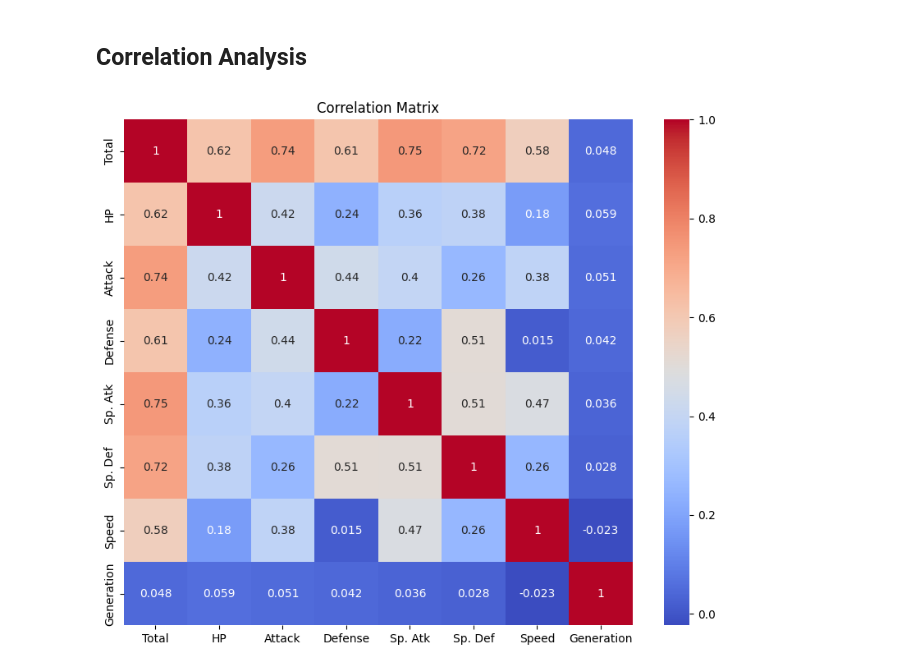
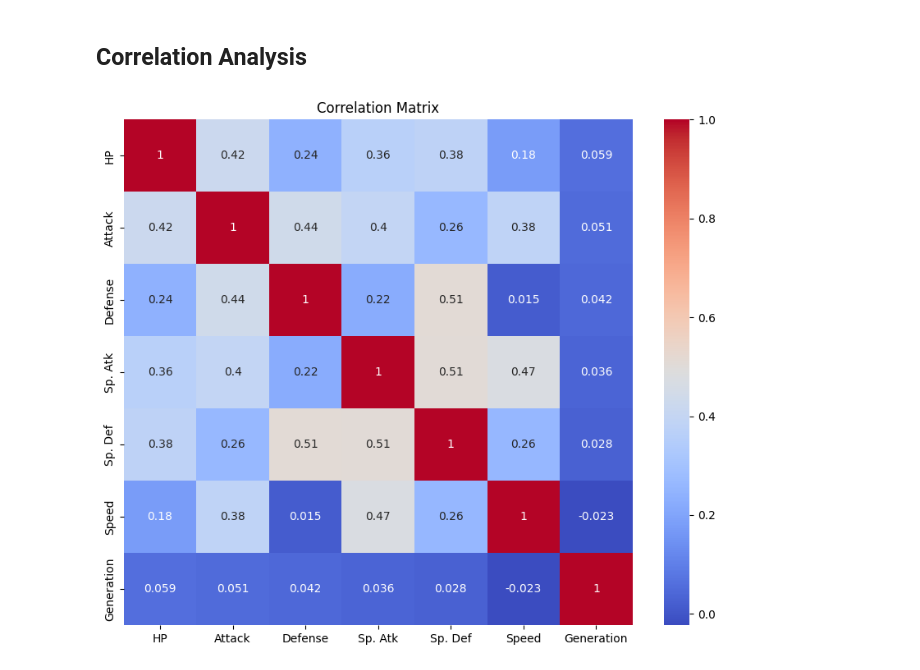
Before and after one commit to ved4a/CS-3510, a Jupyter notebook: a1/pokemon-analysis.ipynb, the cells around one changed output. Saved outputs shown, nothing was run; the diff lists cells and outputs as text; code cells hidden in the pictures.

Commit message:
fix: rm total from columns for corr matrix

```diff
--- a/a1/pokemon-analysis.ipynb
+++ b/a1/pokemon-analysis.ipynb
@@ -106,12 +110,14 @@ plt.show()
 # %%
 import seaborn as sns
 import numpy as np
 
 numeric_df = df.select_dtypes(include=[np.number])
+numeric_df = numeric_df.drop(columns=["Total"])
+
 correlation_matrix = numeric_df.corr()
 plt.figure(figsize=(10, 8))
 sns.heatmap(correlation_matrix, annot=True, cmap="coolwarm")
 plt.title("Correlation Matrix")
 plt.show()
 # %% [output]
-[figure, old version]
+[figure, new version]
```
Also changed, not shown: parts of 1 cell of this notebook.
